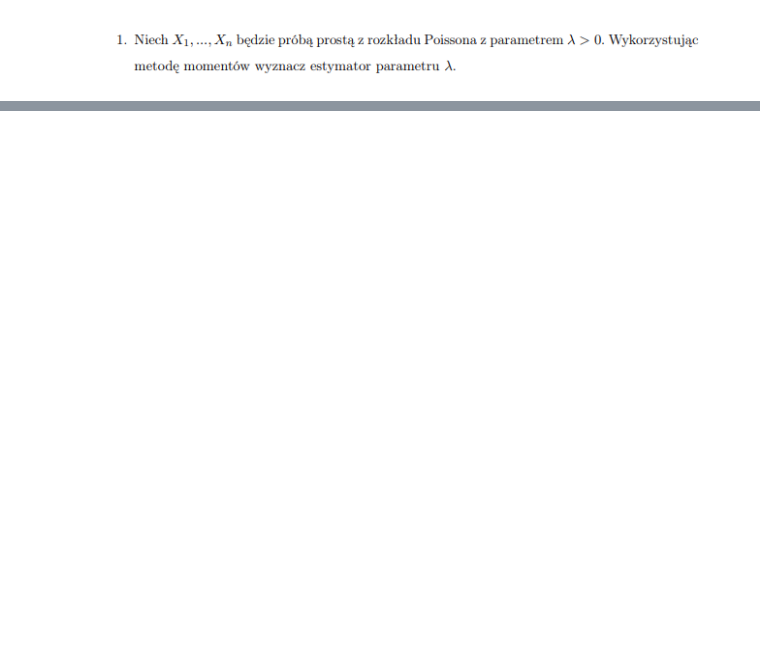
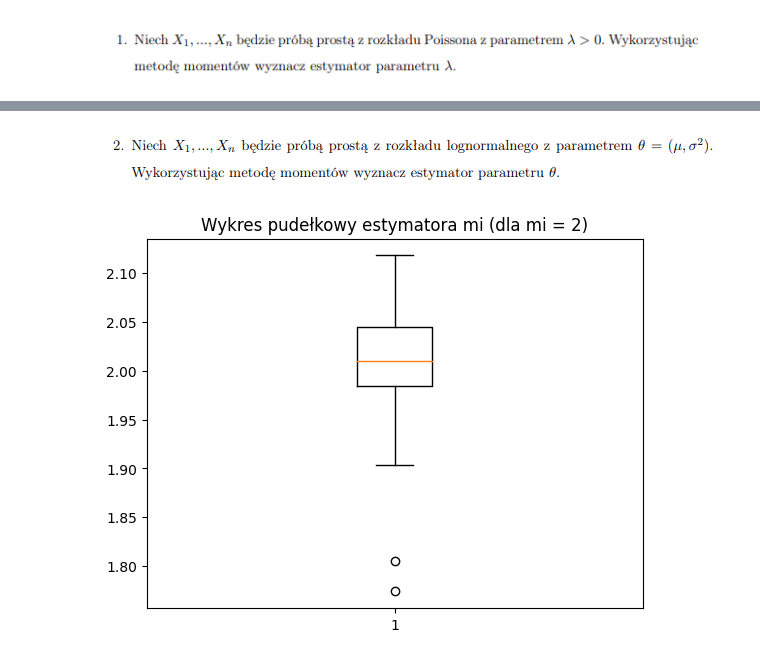
Before and after one commit to rafglo/Statystyka-stosowana, a Jupyter notebook: lista5.ipynb, the cells around one changed output, grey strips where cells are left out. Cells and saved outputs as stored; diff of their text form; code cells hidden in the pictures; blank space fills up the shorter version.

```diff
--- a/lista5.ipynb
+++ b/lista5.ipynb
@@ -16,0 +17,23 @@ plt.show()
+# %% [markdown]
+![image.png](attachment:image.png)
+# %%
+n_lognorm = 1000
+mi = 2
+sigma = 1
+samples_lognorm = [np.random.lognormal(mi, sigma, n_lognorm) for n in range(n_samples)]
+# %%
+def mi_estim(sample):
+    n = len(sample)
+    return 2*np.log(np.mean(sample)) - 0.5 * np.log(1/n) - 0.5 * np.log(sum(sample**2))
+# %%
+def sigma_estim(sample):
+    n = len(sample)
+    return np.log(1/n) + np.log(sum(sample**2)) - 2*np.log(np.mean(sample))
+# %%
+mis, sigmas = [mi_estim(sam) for sam in samples_lognorm], [sigma_estim(sam) for sam in samples_lognorm]
+# %%
+plt.boxplot(mis)
+plt.title(f"Wykres pudełkowy estymatora mi (dla mi = {mi})")
+plt.show()
+# %% [output]
+[figure, added]
```
Also changed, not shown: parts of 14 cells of this notebook.
